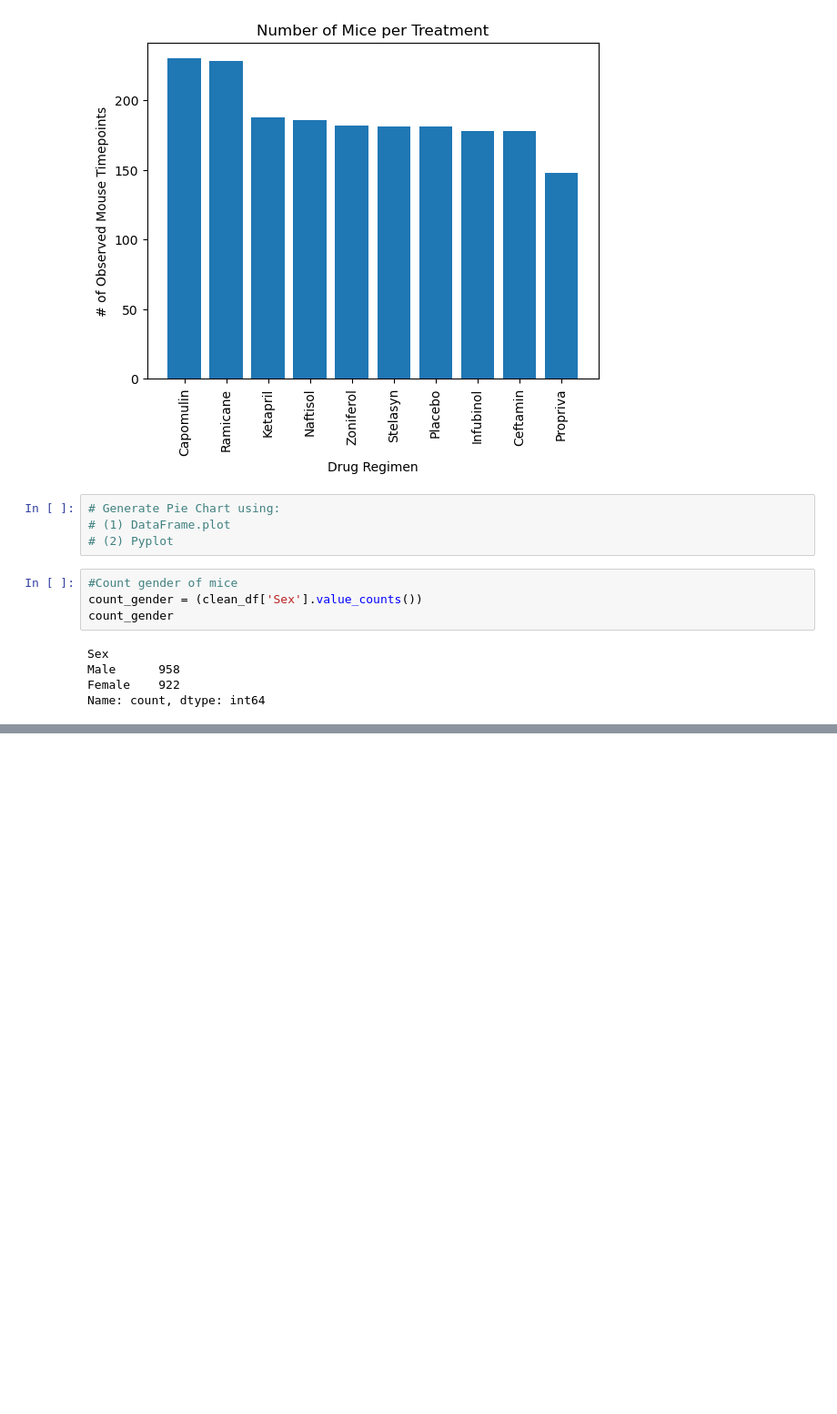
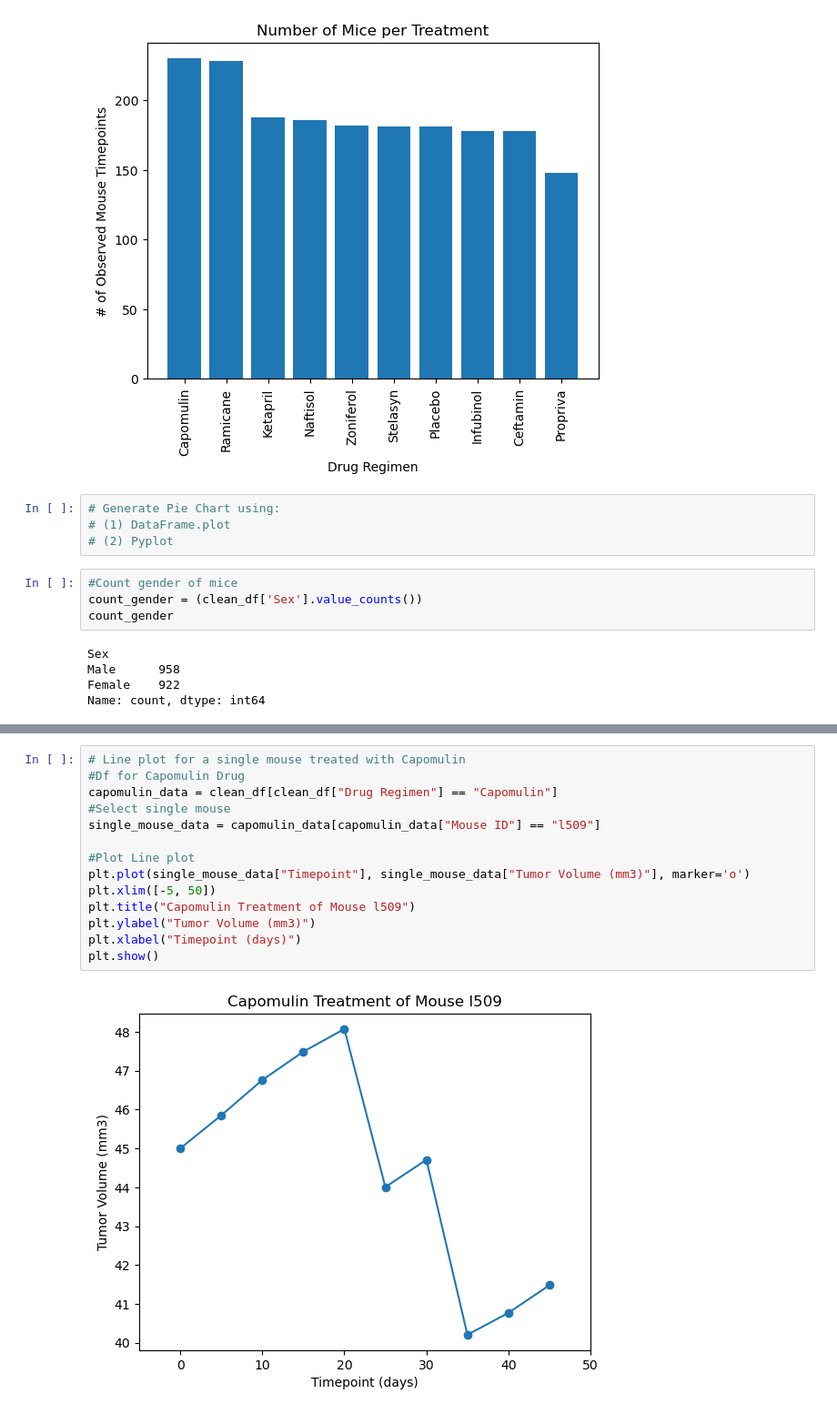
Before and after one commit to Nalchamp/Matplotlib-challenge, a Jupyter notebook: MouseStudy.ipynb, the cells around one changed output, grey strips where cells are left out. Shown at 91% size. Saved outputs shown, nothing was run; the diff lists cells and outputs as text; blank space fills up the shorter version.

```diff
--- a/MouseStudy.ipynb
+++ b/MouseStudy.ipynb
@@ -300,0 +367,16 @@ plt.show()
+# %%
+# Line plot for a single mouse treated with Capomulin
+#Df for Capomulin Drug
+capomulin_data = clean_df[clean_df["Drug Regimen"] == "Capomulin"]
+#Select single mouse
+single_mouse_data = capomulin_data[capomulin_data["Mouse ID"] == "l509"]
+
+#Plot Line plot
+plt.plot(single_mouse_data["Timepoint"], single_mouse_data["Tumor Volume (mm3)"], marker='o')
+plt.xlim([-5, 50])
+plt.title("Capomulin Treatment of Mouse l509")
+plt.ylabel("Tumor Volume (mm3)")
+plt.xlabel("Timepoint (days)")
+plt.show()
+# %% [output]
+[figure, added]
```
Also changed, not shown: parts of 15 cells of this notebook, 1 other file.
